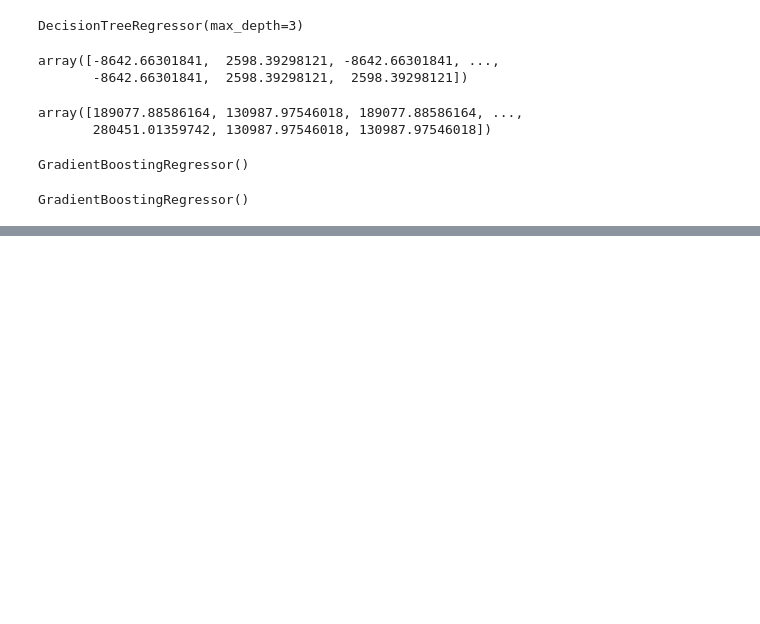
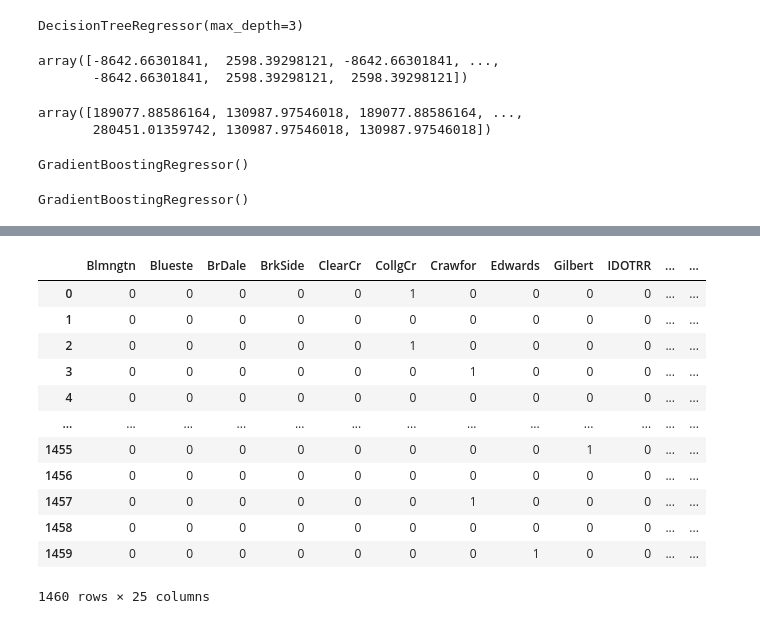
Before and after one commit to AshleighGrant/DAT07-28-AG, a Jupyter notebook: ClassMaterial/Unit3/Class12/AG notes Class 12.ipynb, the cells around one changed output, grey strips where cells are left out. Drawn from its saved outputs; the diff is of its cells as text; code cells hidden in the pictures; blank space fills up the shorter version.

```diff
--- a/ClassMaterial/Unit3/Class12/AG notes Class 12.ipynb
+++ b/ClassMaterial/Unit3/Class12/AG notes Class 12.ipynb
@@ -124,3 +124,5 @@ GradientBoostingRegressor()
 gbm.fit(X, y)
 # %% [output]
 GradientBoostingRegressor()
+# %%
+train = pd.read_csv("/Users/imac/DAT07-28-AG/ClassMaterial/Unit3/data/iowa_train2.csv")
@@ -126,0 +152,10 @@ GradientBoostingRegressor()
+# %%
+def denote_null_values(train):
+    empty_cols_query = train.isnull().sum() > 0
+    empty_train_cols = train.loc[:, empty_cols_query].columns.tolist()
+    for col in empty_train_cols:
+        col_name = f"{col}_missing"
+        train[col_name] = pd.isnull(train[col])
+    return train
+# %%
+train = denote_null_values(train)
@@ -126,0 +187,16 @@ GradientBoostingRegressor()
+# %%
+pd.get_dummies(train["Neighborhood"])
+# %% [output]
+|  | Blmngtn | Blueste | BrDale | BrkSide | ClearCr | CollgCr | Crawfor | Edwards | Gilbert | IDOTRR | ... | ... |
+| 0 | 0 | 0 | 0 | 0 | 0 | 1 | 0 | 0 | 0 | 0 | ... | ... |
+| 1 | 0 | 0 | 0 | 0 | 0 | 0 | 0 | 0 | 0 | 0 | ... | ... |
+| 2 | 0 | 0 | 0 | 0 | 0 | 1 | 0 | 0 | 0 | 0 | ... | ... |
+| 3 | 0 | 0 | 0 | 0 | 0 | 0 | 1 | 0 | 0 | 0 | ... | ... |
+| 4 | 0 | 0 | 0 | 0 | 0 | 0 | 0 | 0 | 0 | 0 | ... | ... |
+| ... | ... | ... | ... | ... | ... | ... | ... | ... | ... | ... | ... | ... |
+| 1455 | 0 | 0 | 0 | 0 | 0 | 0 | 0 | 0 | 1 | 0 | ... | ... |
+| 1456 | 0 | 0 | 0 | 0 | 0 | 0 | 0 | 0 | 0 | 0 | ... | ... |
+| 1457 | 0 | 0 | 0 | 0 | 0 | 0 | 1 | 0 | 0 | 0 | ... | ... |
+| 1458 | 0 | 0 | 0 | 0 | 0 | 0 | 0 | 0 | 0 | 0 | ... | ... |
+| 1459 | 0 | 0 | 0 | 0 | 0 | 0 | 0 | 1 | 0 | 0 | ... | ... |
+1460 rows × 25 columns
```
Also changed, not shown: parts of 16 cells of this notebook, 1 other file.
